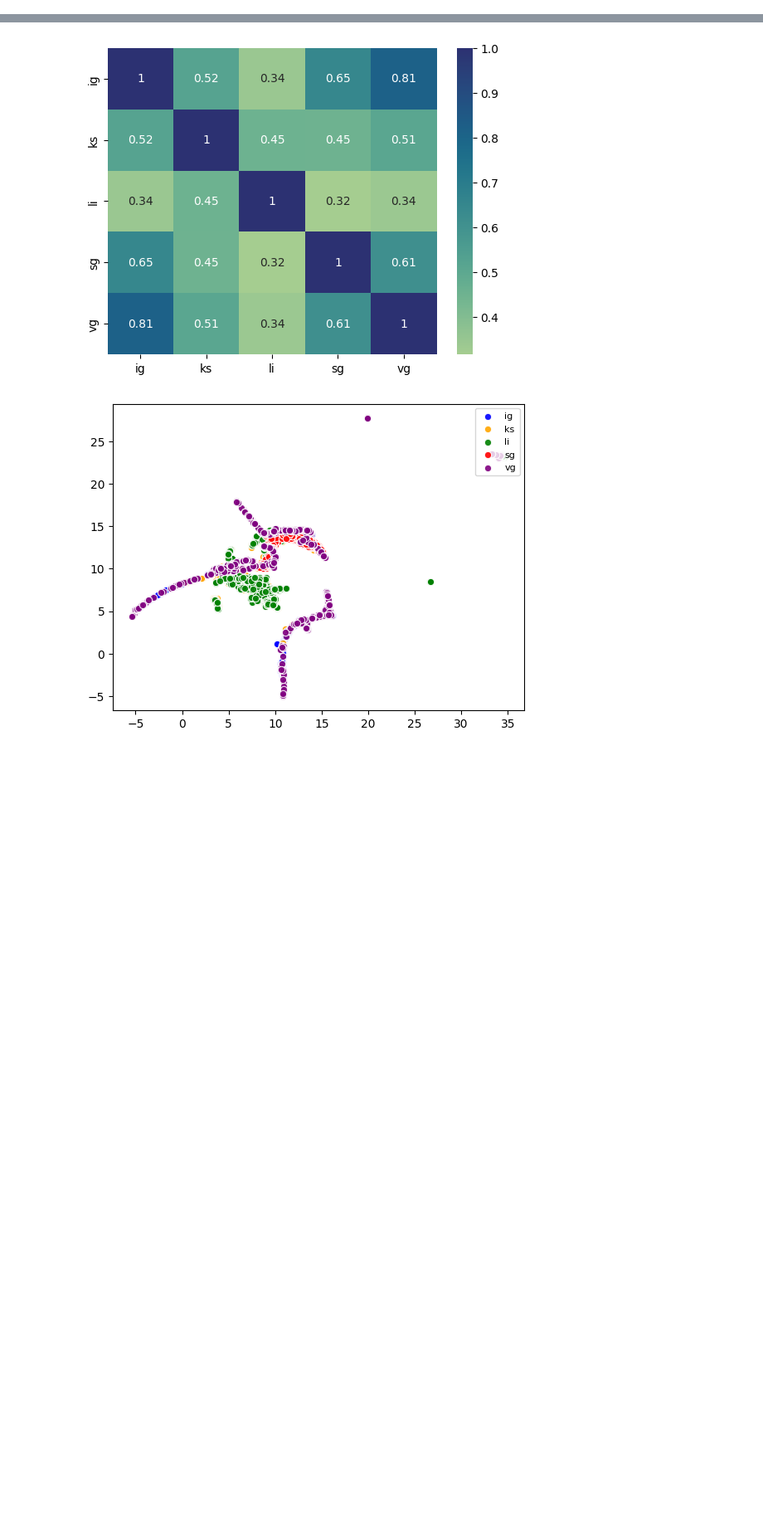
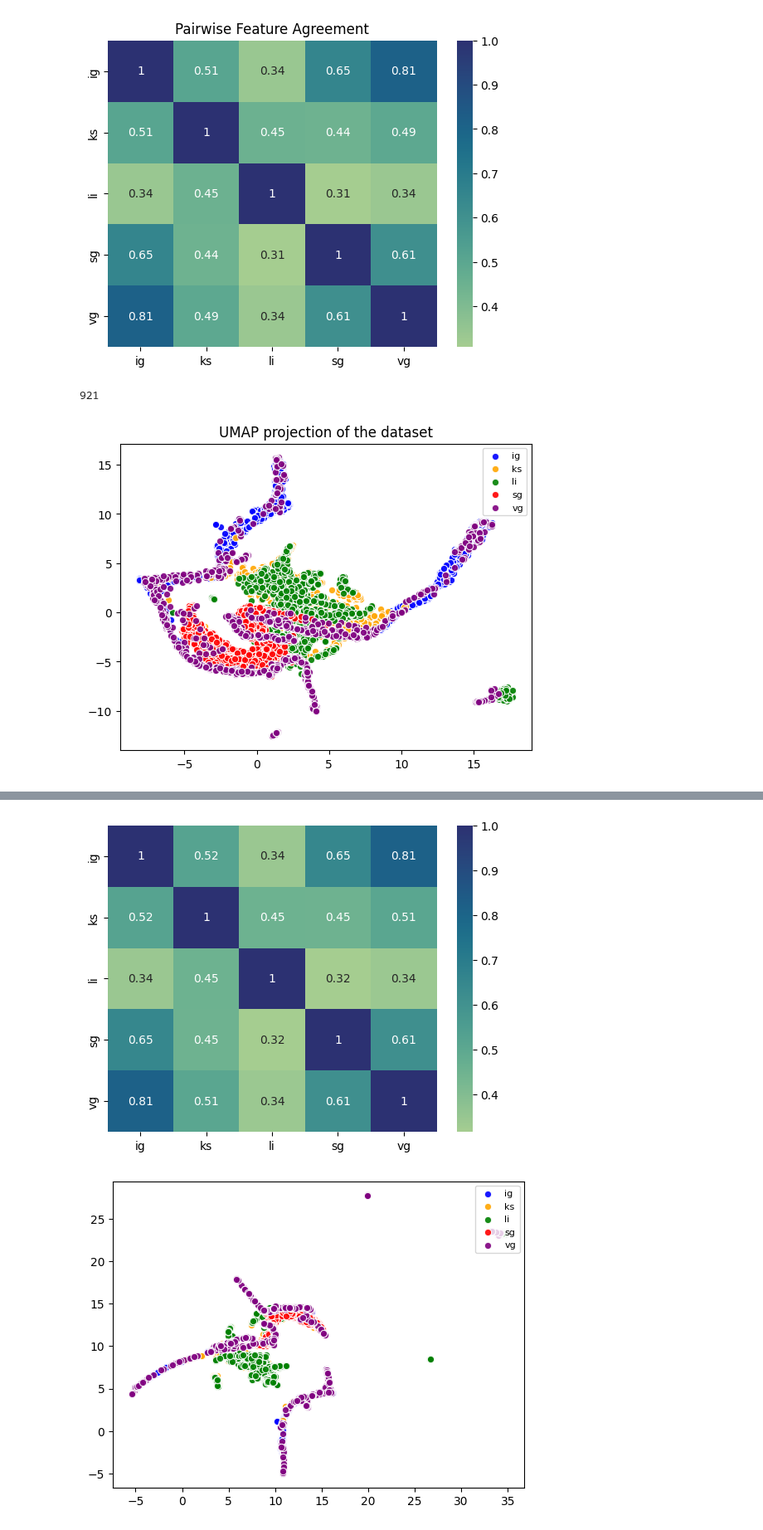
Before and after one commit to ekunigk/BA_Disagreement_Problem, a Jupyter notebook: evaluation_two.ipynb, the cells around one changed output, grey strips where cells are left out. Shown at 83% size. Drawn from its saved outputs; the diff is of its cells as text; code cells hidden in the pictures; blank space fills up the shorter version.

Commit message:
umap parameters + figures

```diff
--- a/evaluation_two.ipynb
+++ b/evaluation_two.ipynb
@@ -53,0 +37,6 @@ analyze_explanations('breastw', 1, 9, 100, 3)
+# %%
+analyze_explanations('spambase', model_number=1, feature_amount=57, n_fa=200, k_fa=19, n_neighbors=15, min_dist=0.5)
+# %% [output]
+[figure, added]
+921
+[figure, added]
```
Also changed, not shown: parts of 4 cells of this notebook, 4 other files.
